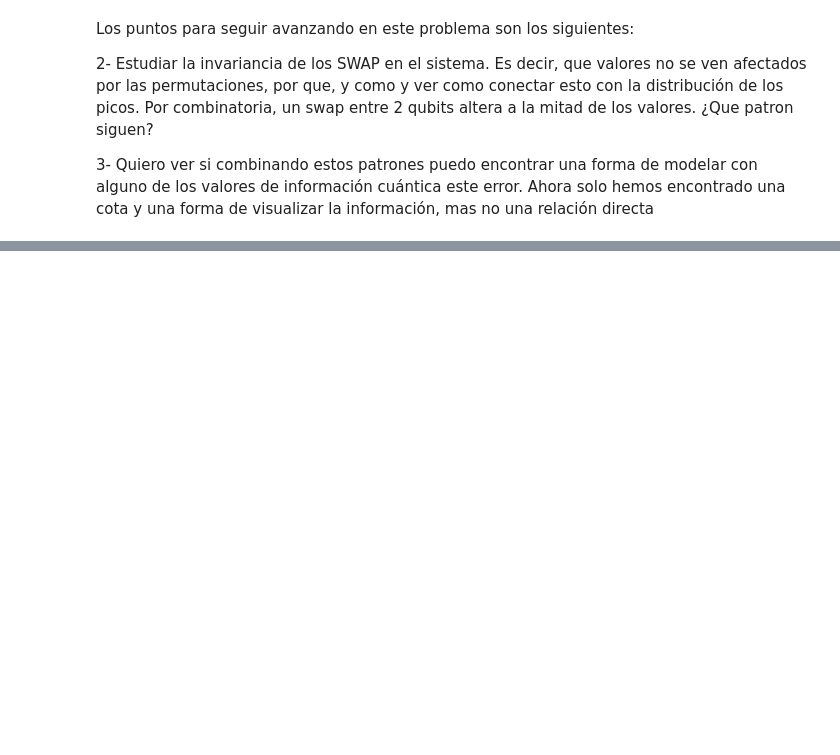
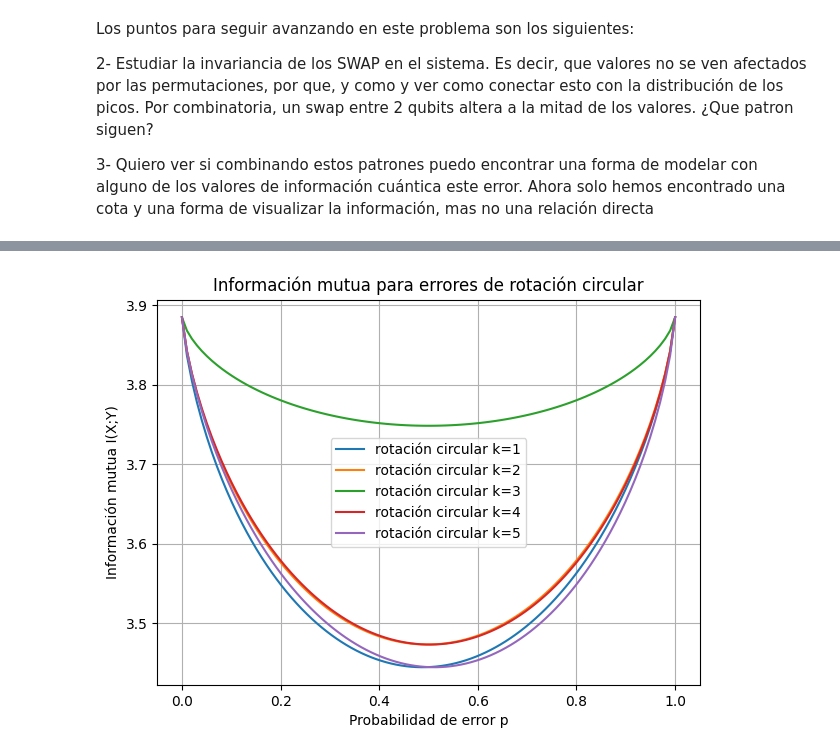
Before and after one commit to BenSanHer/Fuzzy-Measurments-aplicadas-sobre-Order-Finding, a Jupyter notebook: Distancia entre distribuciones de probabilidad.ipynb, the cells around one changed output, grey strips where cells are left out. Saved outputs shown, nothing was run; the diff lists cells and outputs as text; code cells hidden in the pictures; blank space fills up the shorter version.

```diff
--- a/Distancia entre distribuciones de probabilidad.ipynb
+++ b/Distancia entre distribuciones de probabilidad.ipynb
@@ -646,0 +890,36 @@ Los puntos para seguir avanzando en este problema son los siguientes:
+# %%
+r = 7
+l = 6
+
+# distribución ideal del QPE
+P = probs_teoricas_QPE_l(r, l)
+
+# valores de p
+ps = np.linspace(0, 1, 100)
+
+plt.figure(figsize=(7,5))
+
+for k in range(1, l):
+
+    U = U_swap_circular_k(l, k)
+
+    I_vals = []
+
+    for p in ps:
+
+        Pxy = joint_distribution(P, U, p)
+        I = mutual_information(Pxy)
+
+        I_vals.append(I)
+
+    plt.plot(ps, I_vals, label=f"rotación circular k={k}")
+
+
+plt.xlabel("Probabilidad de error p")
+plt.ylabel("Información mutua I(X;Y)")
+plt.title("Información mutua para errores de rotación circular")
+plt.legend()
+plt.grid(True)
+plt.show()
+# %% [output]
+[figure, added]
```
Also changed, not shown: parts of 19 cells of this notebook, 1 other file.
